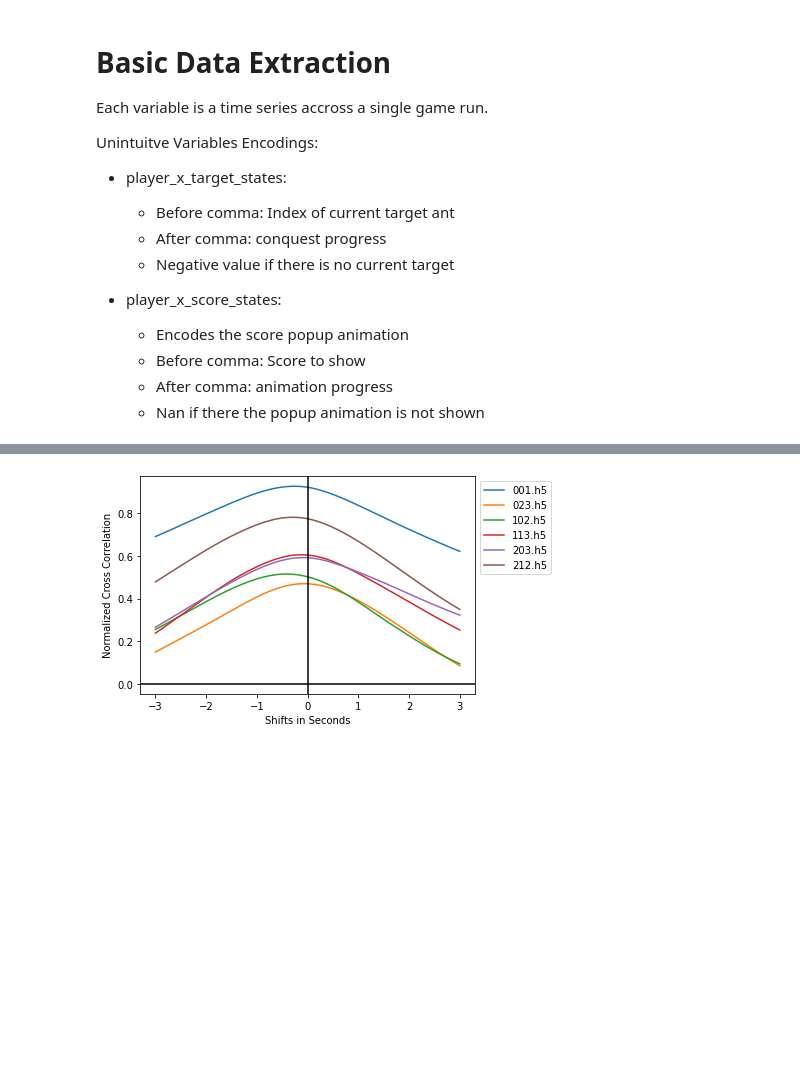
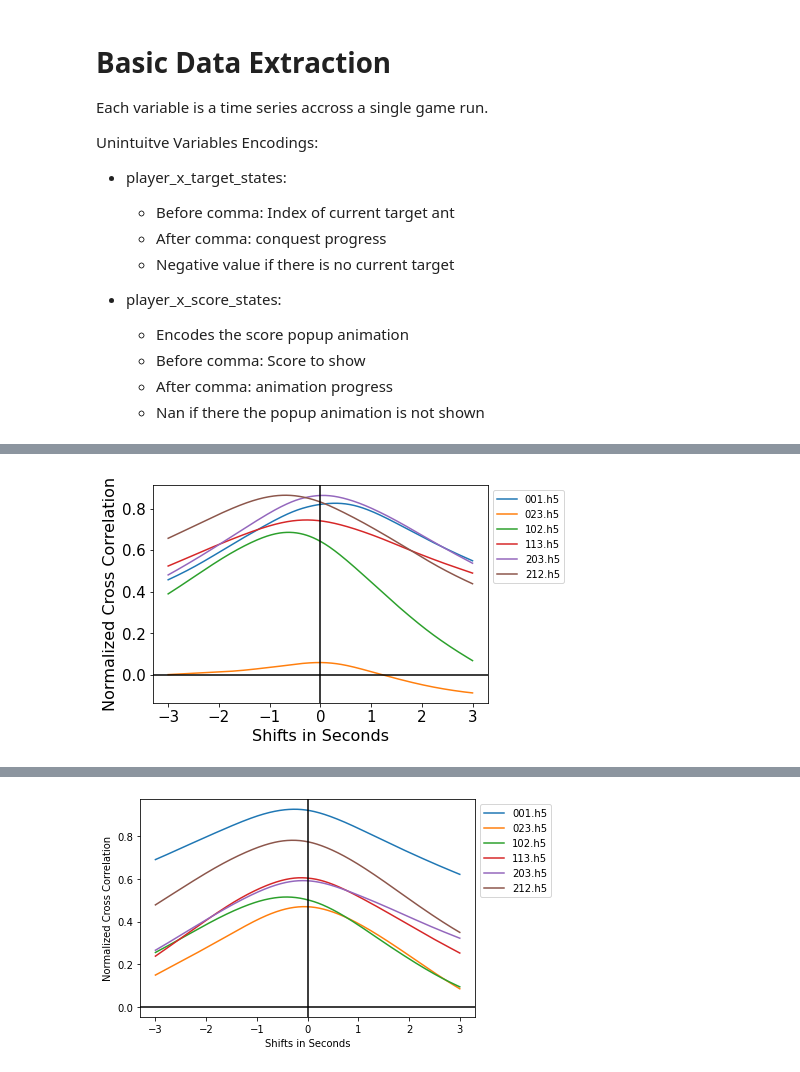
Before and after one commit to Priesemann-Group/dyadic_task, a Jupyter notebook: game_course_analyser.ipynb, the cells around one changed output, grey strips where cells are left out. Saved outputs shown, nothing was run; the diff lists cells and outputs as text; code cells hidden in the pictures; blank space fills up the shorter version.

```diff
--- a/game_course_analyser.ipynb
+++ b/game_course_analyser.ipynb
@@ -215,0 +233,5 @@ def plot_cross_correltaion_for_folder(folder, title=''):
+# %%
+plot_cross_correltaion_for_folder(folder='gs_02-09-21_18-56-37',
+                                  title='')
+# %% [output]
+[figure, added]
```
Also changed, not shown: parts of 38 cells of this notebook.
